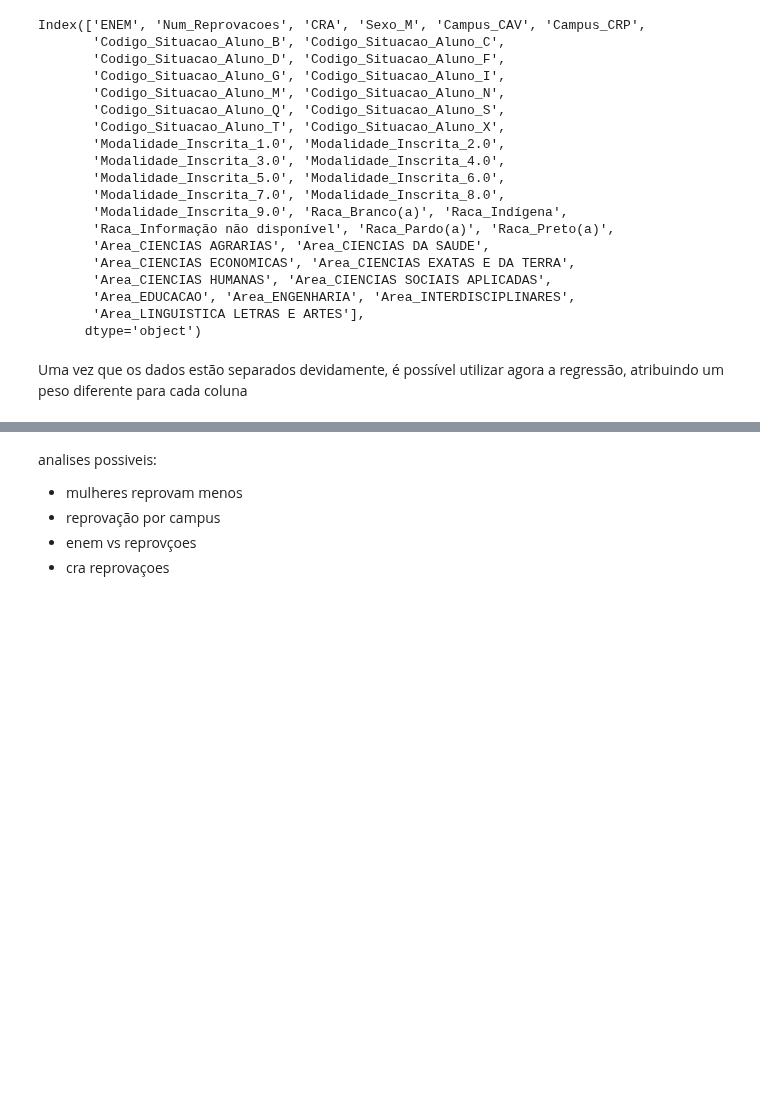
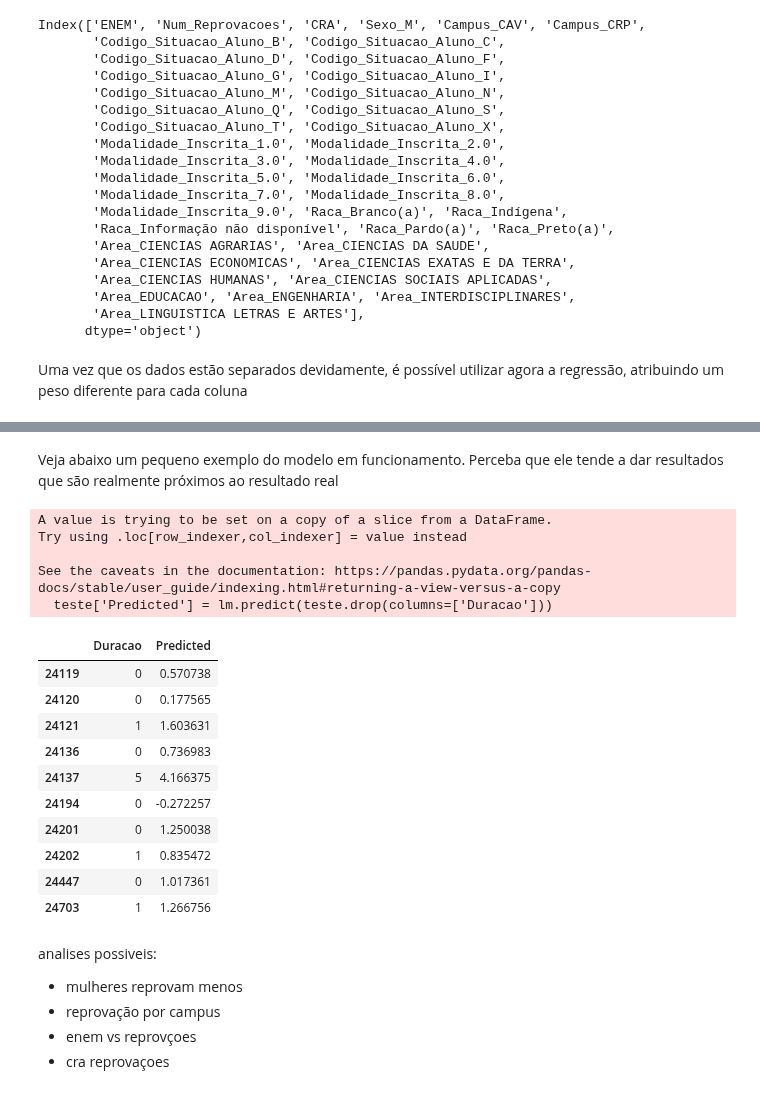
Before and after one commit to Duds04/Projeto_Dados, a Jupyter notebook: src/Regressoes.ipynb, the cells around one changed output, grey strips where cells are left out. Saved outputs shown, nothing was run; the diff lists cells and outputs as text; code cells hidden in the pictures; blank space fills up the shorter version.

Commit message:
adicionado um testezin

```diff
--- a/src/Regressoes.ipynb
+++ b/src/Regressoes.ipynb
@@ -310,3 +329,27 @@ Possivelmente esse alunos cursaram seus cursos por um período (ou talvez não c
+# %% [markdown]
+Veja abaixo um pequeno exemplo do modelo em funcionamento. Perceba que ele tende a dar resultados que são realmente próximos ao resultado real
+# %%
+# Usando o modelo para prever alguns dados
+teste = dfOneHot[:10]
+teste['Predicted'] = lm.predict(teste.drop(columns=['Duracao']))
+teste[['Duracao', 'Predicted']]
+# %% [output]
+A value is trying to be set on a copy of a slice from a DataFrame.
+Try using .loc[row_indexer,col_indexer] = value instead
+
+See the caveats in the documentation: https://pandas.pydata.org/pandas-docs/stable/user_guide/indexing.html#returning-a-view-versus-a-copy
+  teste['Predicted'] = lm.predict(teste.drop(columns=['Duracao']))
+|  | Duracao | Predicted |
+| 24119 | 0 | 0.570738 |
+| 24120 | 0 | 0.177565 |
+| 24121 | 1 | 1.603631 |
+| 24136 | 0 | 0.736983 |
+| 24137 | 5 | 4.166375 |
+| 24194 | 0 | -0.272257 |
+| 24201 | 0 | 1.250038 |
+| 24202 | 1 | 0.835472 |
+| 24447 | 0 | 1.017361 |
+| 24703 | 1 | 1.266756 |
 # %% [markdown]
 analises possiveis:
 - mulheres reprovam menos
```
Also changed, not shown: parts of 2 cells of this notebook.
